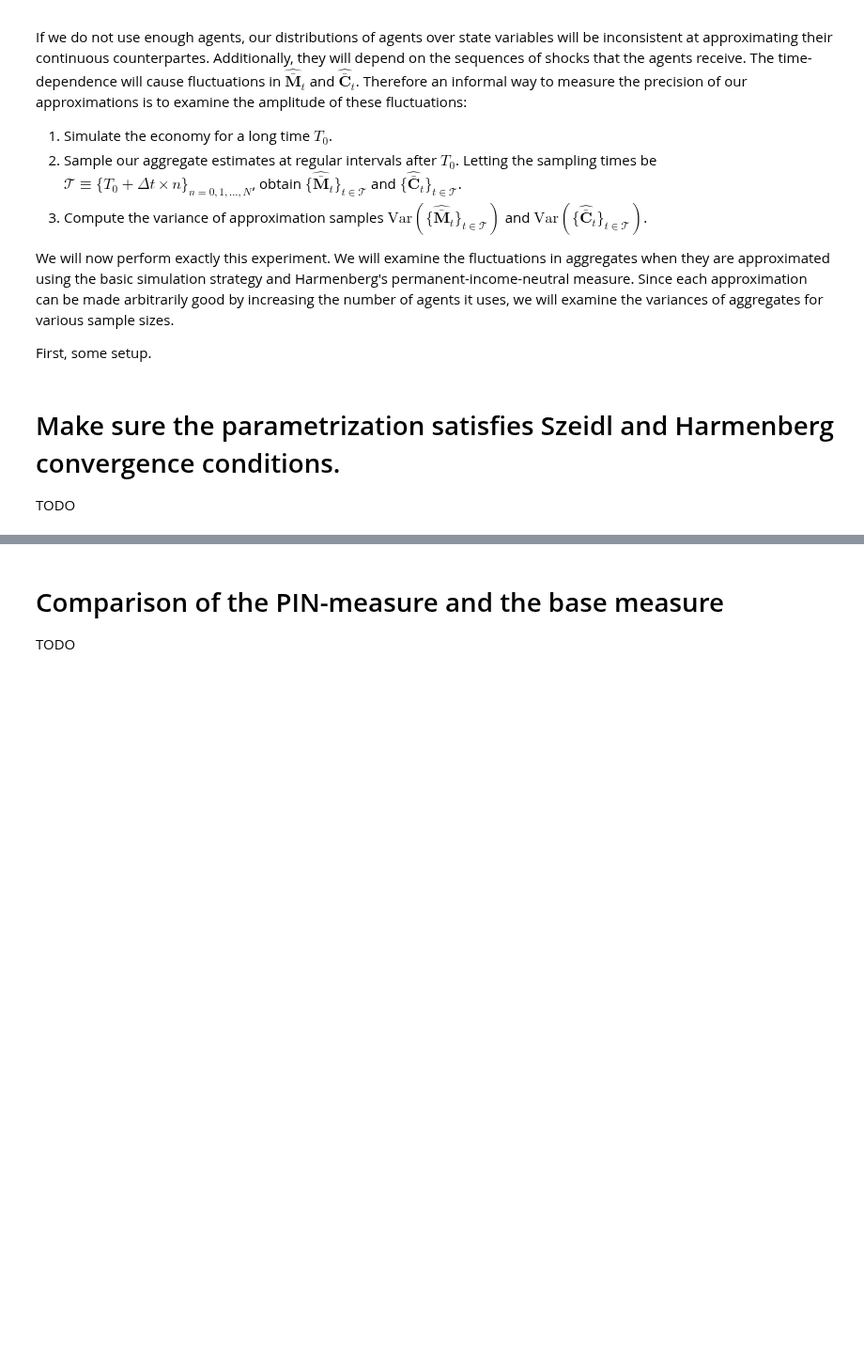
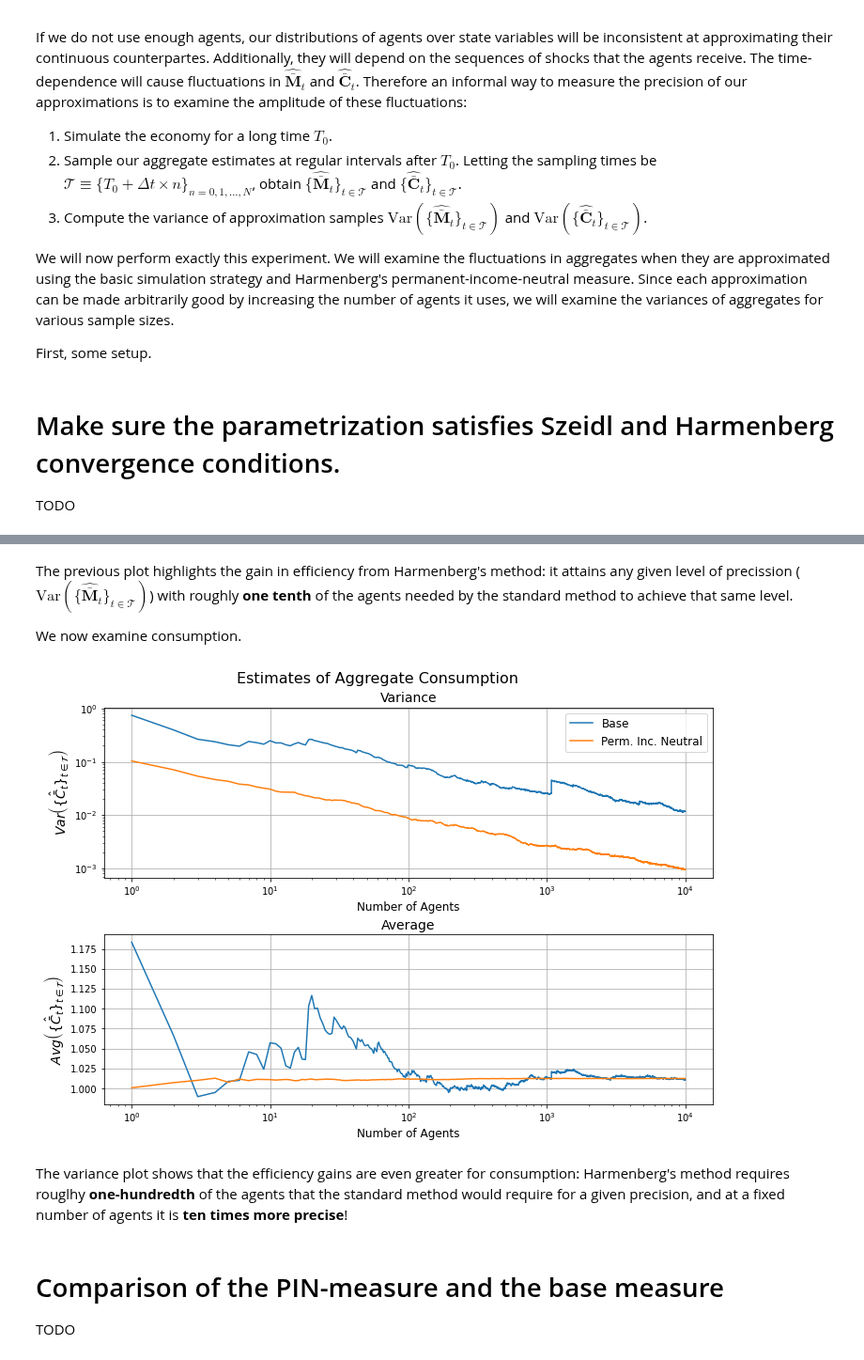
Before and after one commit to econ-ark/DemARK, a Jupyter notebook: notebooks/Harmenberg-Aggregation.ipynb, the cells around one changed output, grey strips where cells are left out. Shown at 94% size. Cells and saved outputs as stored; diff of their text form; code cells hidden in the pictures; blank space fills up the shorter version.

```diff
--- a/notebooks/Harmenberg-Aggregation.ipynb
+++ b/notebooks/Harmenberg-Aggregation.ipynb
@@ -262,3 +256,34 @@ plt.show()
+# %% [markdown]
+The previous plot highlights the gain in efficiency from Harmenberg's method: it attains any given level of precission ($\text{Var}\left(\{\hat{\bar{\textbf{M}}}_t\}_{t\in\mathcal{T}}\right)$) with roughly **one tenth** of the agents needed by the standard method to achieve that same level.
+
+We now examine consumption.
+# %%
+# Consumption
+fig, axs = plt.subplots(2, figsize = (10,7), constrained_layout=True)
+
+fig.suptitle('Estimates of Aggregate Consumption', fontsize=16)
+axs[0].plot(nagents, C_base['stds'], label = 'Base')
+axs[0].plot(nagents, C_pin['stds'], label = 'Perm. Inc. Neutral')
+axs[0].set_yscale('log')
+axs[0].set_xscale('log')
+axs[0].set_title('Variance', fontsize=14)
+axs[0].set_ylabel(r'$Var\left(\{\hat{\bar{C}}_t\}_{t\in\mathcal{T}}\right)$', fontsize = 14)
+axs[0].set_xlabel('Number of Agents', fontsize=12)
+axs[0].grid()
+axs[0].legend(fontsize=12)
+
+axs[1].plot(nagents, C_base['means'], label = 'Base')
+axs[1].plot(nagents, C_pin['means'], label = 'Perm. Inc. Neutral')
+axs[1].set_xscale('log')
+axs[1].set_title('Average', fontsize=14)
+axs[1].set_ylabel(r'$Avg\left(\{\hat{\bar{C}}_t\}_{t\in\mathcal{T}}\right)$', fontsize=14)
+axs[1].set_xlabel('Number of Agents', fontsize=12)
+axs[1].grid()
+plt.show()
+# %% [output]
+[figure, added]
+# %% [markdown]
+The variance plot shows that the efficiency gains are even greater for consumption: Harmenberg's method requires rouglhy **one-hundredth** of the agents that the standard method would require for a given precision, and at a fixed number of agents it is **ten times more precise**!
 # %% [markdown]
 # Comparison of the PIN-measure and the base measure
 
```
Also changed, not shown: parts of 16 cells of this notebook, 1 other file.
